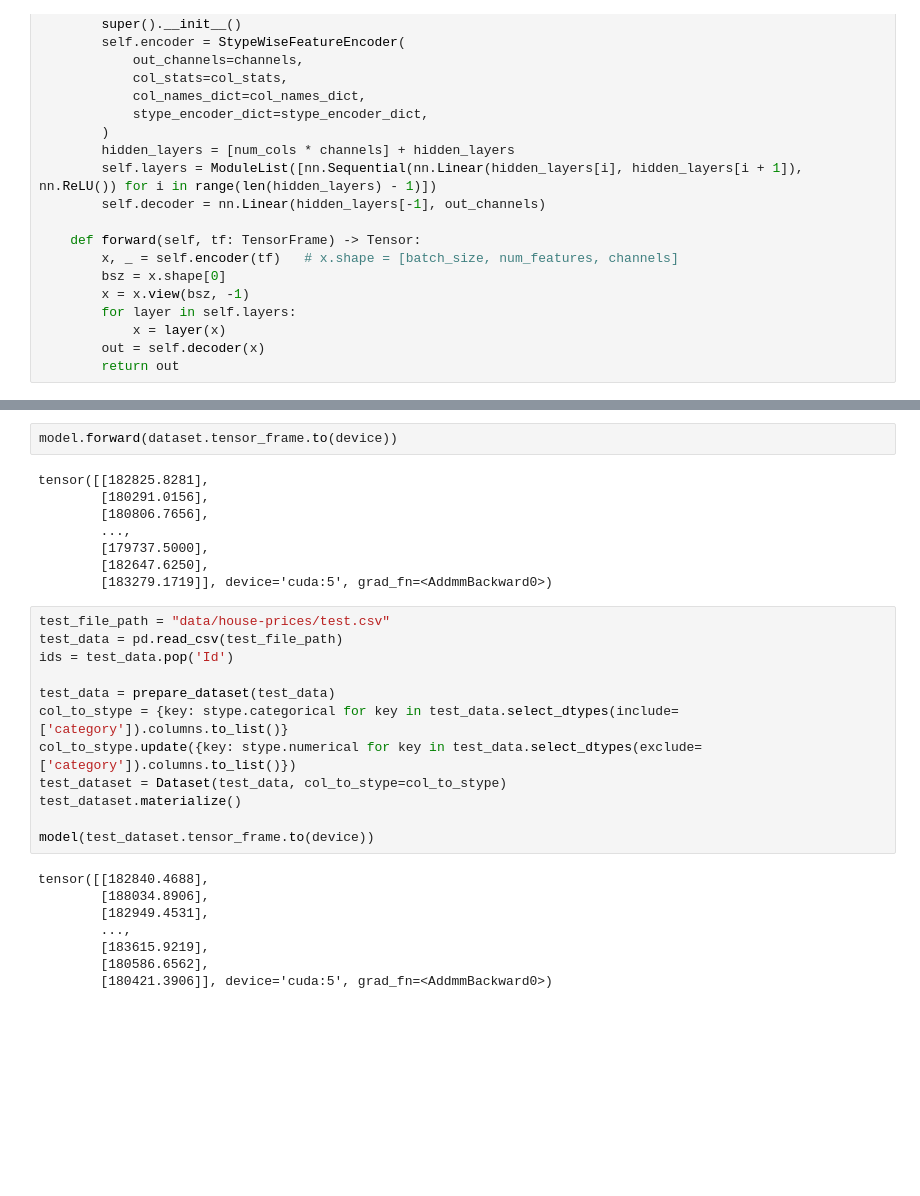
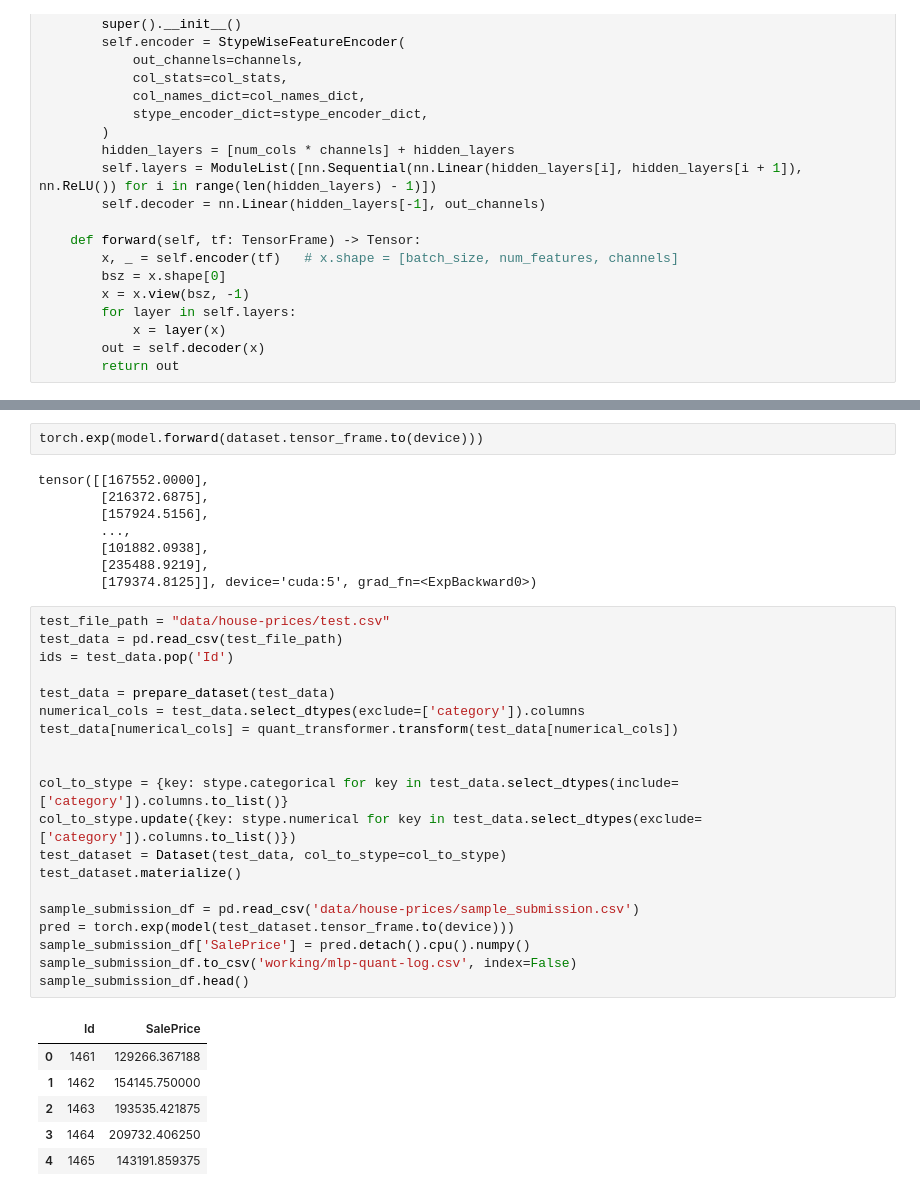
Before and after one commit to RuntianZ/kaggle, a Jupyter notebook: house-prices-torch-frame.ipynb, the cells around one changed output, grey strips where cells are left out. Saved outputs shown, nothing was run; the diff lists cells and outputs as text; blank space fills up the shorter version.

```diff
--- a/house-prices-torch-frame.ipynb
+++ b/house-prices-torch-frame.ipynb
@@ -197,30 +233,37 @@ for epoch in range(num_epochs):
 # %%
-model.forward(dataset.tensor_frame.to(device))
+torch.exp(model.forward(dataset.tensor_frame.to(device)))
 # %% [output]
-tensor([[182825.8281],
-        [180291.0156],
-        [180806.7656],
+tensor([[167552.0000],
+        [216372.6875],
+        [157924.5156],
         ...,
-        [179737.5000],
-        [182647.6250],
-        [183279.1719]], device='cuda:5', grad_fn=<AddmmBackward0>)
+        [101882.0938],
+        [235488.9219],
+        [179374.8125]], device='cuda:5', grad_fn=<ExpBackward0>)
 # %%
 test_file_path = "data/house-prices/test.csv"
 test_data = pd.read_csv(test_file_path)
 ids = test_data.pop('Id')
 
 test_data = prepare_dataset(test_data)
+numerical_cols = test_data.select_dtypes(exclude=['category']).columns
+test_data[numerical_cols] = quant_transformer.transform(test_data[numerical_cols])
+
+
 col_to_stype = {key: stype.categorical for key in test_data.select_dtypes(include=['category']).columns.to_list()}
 col_to_stype.update({key: stype.numerical for key in test_data.select_dtypes(exclude=['category']).columns.to_list()})
 test_dataset = Dataset(test_data, col_to_stype=col_to_stype)
 test_dataset.materialize()
 
-model(test_dataset.tensor_frame.to(device))
+sample_submission_df = pd.read_csv('data/house-prices/sample_submission.csv')
+pred = torch.exp(model(test_dataset.tensor_frame.to(device)))
+sample_submission_df['SalePrice'] = pred.detach().cpu().numpy()
+sample_submission_df.to_csv('working/mlp-quant-log.csv', index=False)
+sample_submission_df.head()
 # %% [output]
-tensor([[182840.4688],
-        [188034.8906],
-        [182949.4531],
-        ...,
-        [183615.9219],
-        [180586.6562],
-        [180421.3906]], device='cuda:5', grad_fn=<AddmmBackward0>)
+|  | Id | SalePrice |
+| 0 | 1461 | 129266.367188 |
+| 1 | 1462 | 154145.750000 |
+| 2 | 1463 | 193535.421875 |
+| 3 | 1464 | 209732.406250 |
+| 4 | 1465 | 143191.859375 |
```
Also changed, not shown: parts of 4 cells of this notebook, 2 other files.
